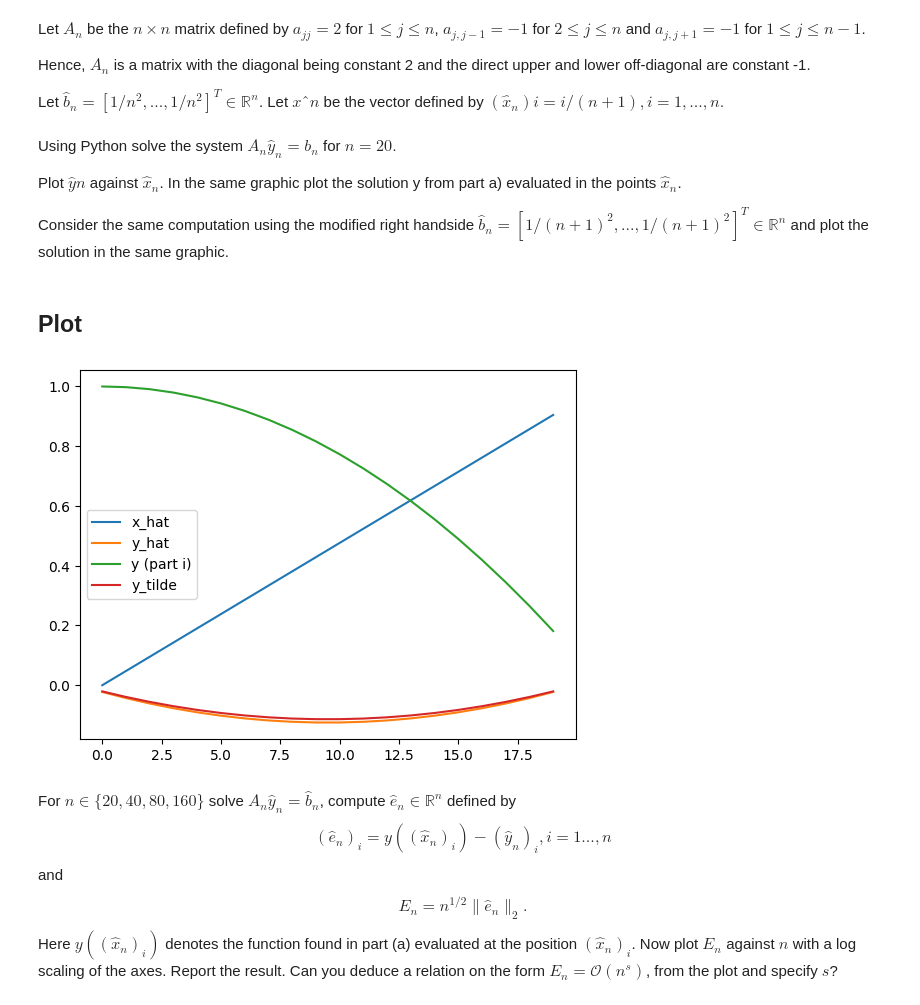
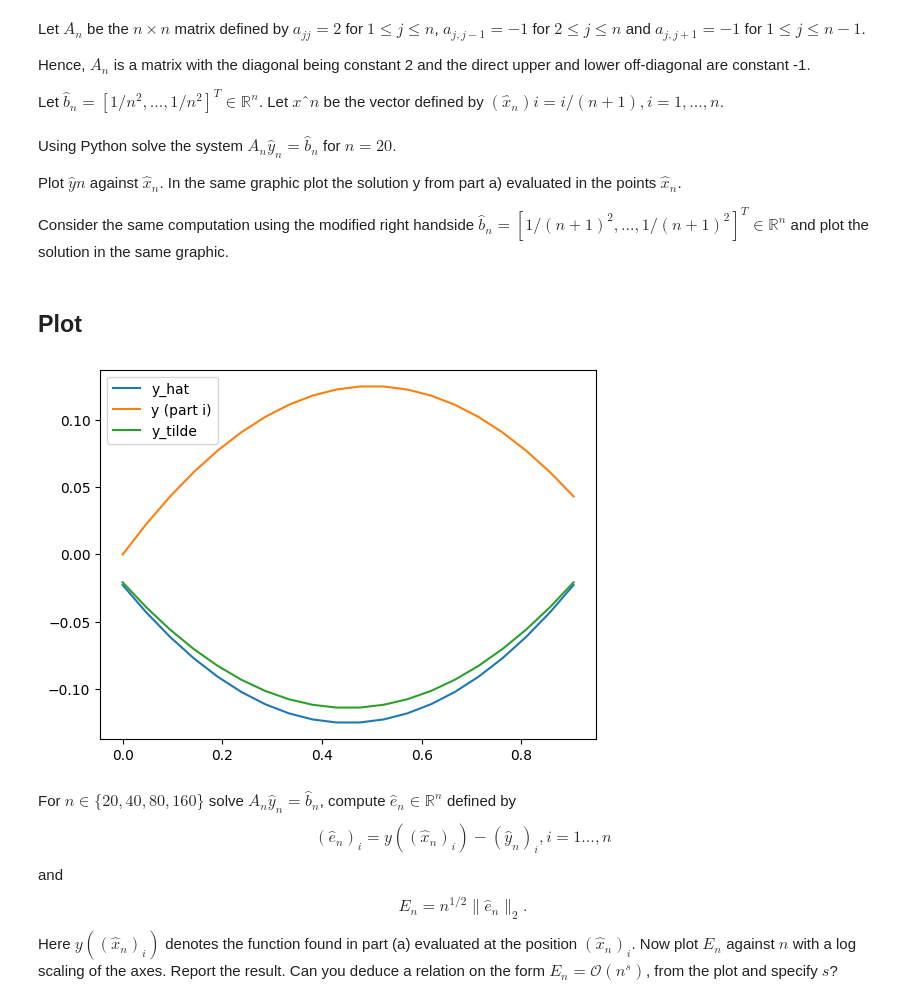
Before and after one commit to JonathanLim1/Computational-Methods, a Jupyter notebook: assignment2.ipynb, the cells around one changed output. Cells and saved outputs as stored; diff of their text form; code cells hidden in the pictures.

```diff
--- a/assignment2.ipynb
+++ b/assignment2.ipynb
@@ -7,7 +7,7 @@ Hence, $A_n$ is a matrix with the diagonal being constant 2 and the direct upper
 
 Let $\hat{b}_n = [1/n^2, . . . , 1/n^2]^T \in \mathbb{R}^n$. Let $xˆn$ be the vector defined by $(\hat{x}_n)i =i/(n+1),i=1,...,n.$
 # %% [markdown]
-Using Python solve the system $A_n\hat{y}_n = b_n$ for $n = 20.$
+Using Python solve the system $A_n\hat{y}_n = \hat{b}_n$ for $n = 20.$
 
 Plot $\hat{y}n$ against $\hat{x}_n$. In the same graphic plot the solution y from part a) evaluated in the points $\hat{x}_n$.
 
@@ -22,31 +22,32 @@ n = 20
 k = [np.ones(n-1),-2*np.ones(n),np.ones(n-1)]
 offset = [-1,0,1]
 A = diags(k,offset).toarray()
+
+
 B_hat = np.array([1/((n+1)**2) for _ in range(n)]).T
 X_hat = [i/(n+1) for i in range(n)]
 B_tilde = np.array([1/((n+2)**2) for _ in range(n)]).T
 
 #finding Y
 Y_hat = np.dot(B_hat,np.linalg.inv(A))
-y = [-(x**2)+1 for x in X_hat ]
+y = [-(x**2/2)+(1/2)*x for x in X_hat ]
 Y_tilde = np.dot(B_tilde,np.linalg.inv(A))
 # %% [markdown]
 ## Plot
 # %%
 
 import matplotlib.pyplot as plt
 
-plt.plot(X_hat, label='x_hat')
-plt.plot(Y_hat, label='y_hat')
-plt.plot(y,label="y (part i)")
-plt.plot(Y_tilde,label="y_tilde")
+plt.plot(X_hat,Y_hat, label='y_hat')
+plt.plot(X_hat,y,label="y (part i)")
+plt.plot(X_hat,Y_tilde,label="y_tilde")
 
 # plt.title('Two Lists')
 plt.legend()
 
 plt.show()
 # %% [output]
-[figure, old version]
+[figure, new version]
 # %% [markdown]
 For $n\in \{20, 40, 80, 160\}$ solve $A_n\hat{y}_n = \hat{b}_n$, compute $\hat{e}_n\in\mathbb{R}^n$ defined by
 $$(\hat{e}_n)_i =y((\hat{x}_n)_i)-(\hat{y}_n)_i,i=1...,n$$
```
Also changed, not shown: parts of 2 cells of this notebook.
